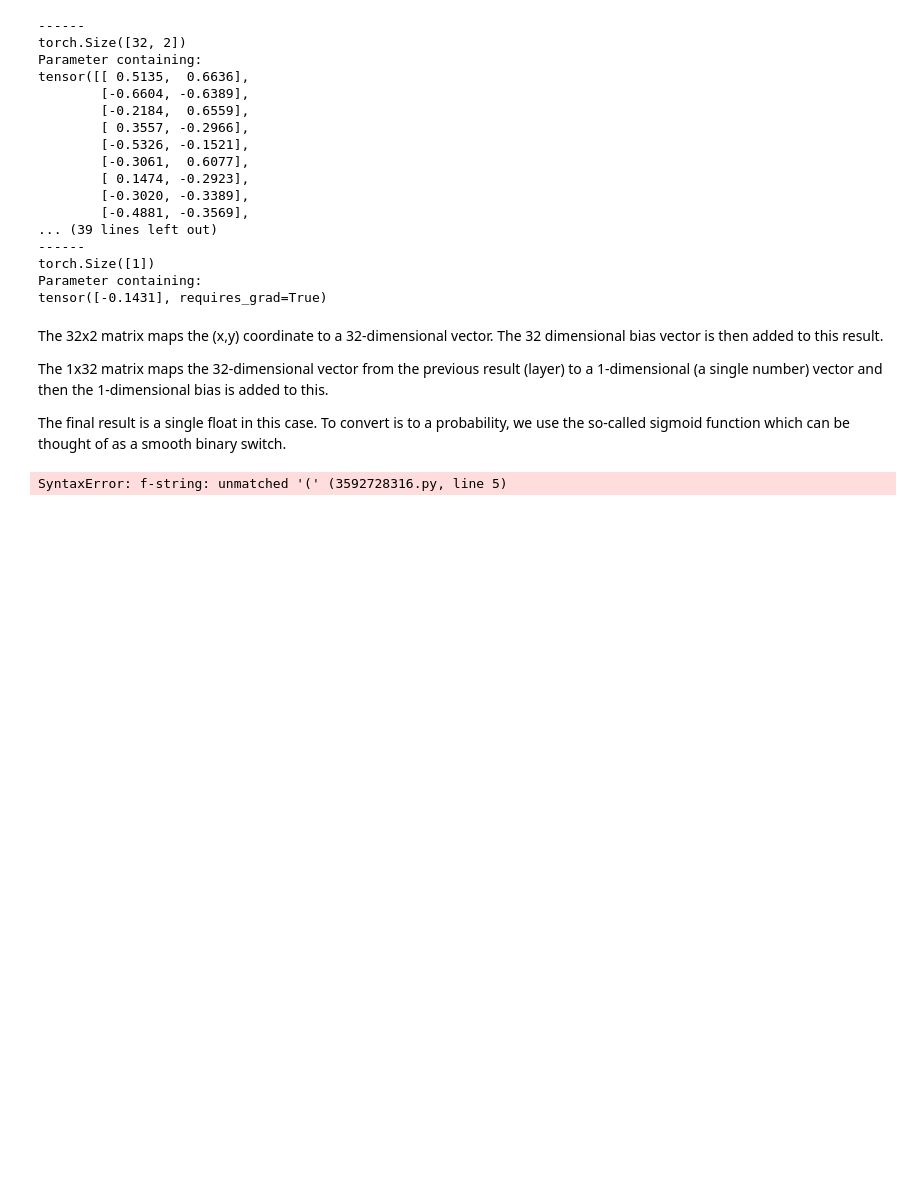
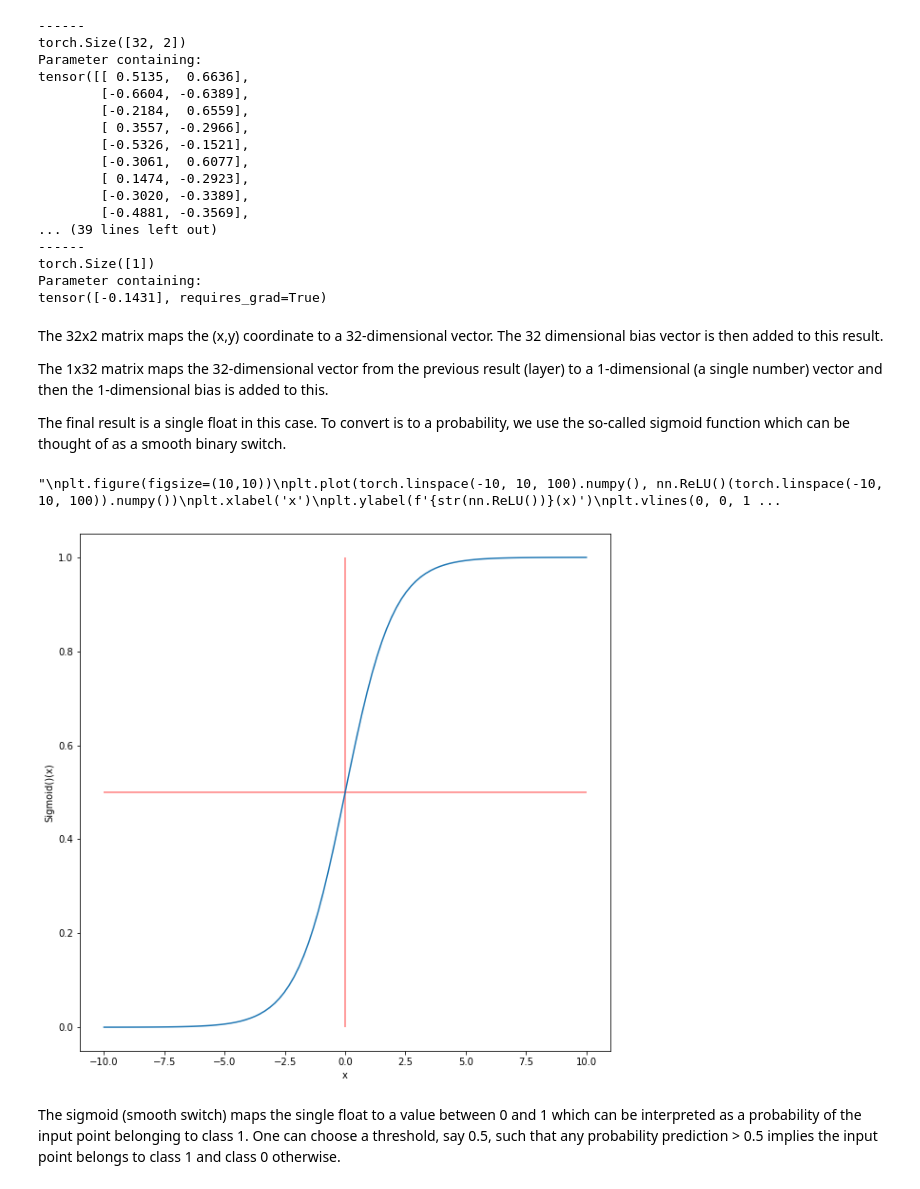
Before and after one commit to TreeinRandomForest/c2vtutorials, a Jupyter notebook: tutorial1/First neural net and PyTorch.ipynb, the cells around one changed output. Saved outputs shown, nothing was run; the diff lists cells and outputs as text; code cells hidden in the pictures; blank space fills up the shorter version.

```diff
--- a/tutorial1/First neural net and PyTorch.ipynb
+++ b/tutorial1/First neural net and PyTorch.ipynb
@@ -147,15 +147,24 @@ The 1x32 matrix maps the 32-dimensional vector from the previous result (layer)
 
 The final result is a single float in this case. To convert is to a probability, we use the so-called sigmoid function which can be thought of as a smooth binary switch.
 # %%
-def plot_activation(func):
-    plt.figure(figsize=(10,10))
-    plt.plot(torch.linspace(-10, 10, 100).numpy(), func(torch.linspace(-10, 10, 100)).numpy())
-    plt.xlabel('x')
-    #plt.ylabel(f'{str(func).replace(}(x)')
-    plt.vlines(0, 0, 1, color='r', alpha=0.5)
-    plt.hlines(0.5, -10, 10, color='r', alpha=0.5)
 
-plot_activation(nn.Sigmoid())
-plot_activation(nn.ReLU())
+plt.figure(figsize=(10,10))
+plt.plot(torch.linspace(-10, 10, 100).numpy(), nn.Sigmoid()(torch.linspace(-10, 10, 100)).numpy())
+plt.xlabel('x')
+plt.ylabel(f'{str(nn.Sigmoid())}(x)')
+plt.vlines(0, 0, 1, color='r', alpha=0.5)
+plt.hlines(0.5, -10, 10, color='r', alpha=0.5)
+
+'''
+plt.figure(figsize=(10,10))
+plt.plot(torch.linspace(-10, 10, 100).numpy(), nn.ReLU()(torch.linspace(-10, 10, 100)).numpy())
+plt.xlabel('x')
+plt.ylabel(f'{str(nn.ReLU())}(x)')
+plt.vlines(0, 0, 1, color='r', alpha=0.5)
+plt.hlines(0, -10, 10, color='r', alpha=0.5)
+'''
 # %% [output]
-SyntaxError: f-string: unmatched '(' (3592728316.py, line 5)
+"\nplt.figure(figsize=(10,10))\nplt.plot(torch.linspace(-10, 10, 100).numpy(), nn.ReLU()(torch.linspace(-10, 10, 100)).numpy())\nplt.xlabel('x')\nplt.ylabel(f'{str(nn.ReLU())}(x)')\nplt.vlines(0, 0, 1 ...
+[figure, added]
+# %% [markdown]
+The sigmoid (smooth switch) maps the single float to a value between 0 and 1 which can be interpreted as a probability of the input point belonging to class 1. One can choose a threshold, say 0.5, such that any probability prediction > 0.5 implies the input point belongs to class 1 and class 0 otherwise.
```
Also changed, not shown: parts of 8 cells of this notebook.
